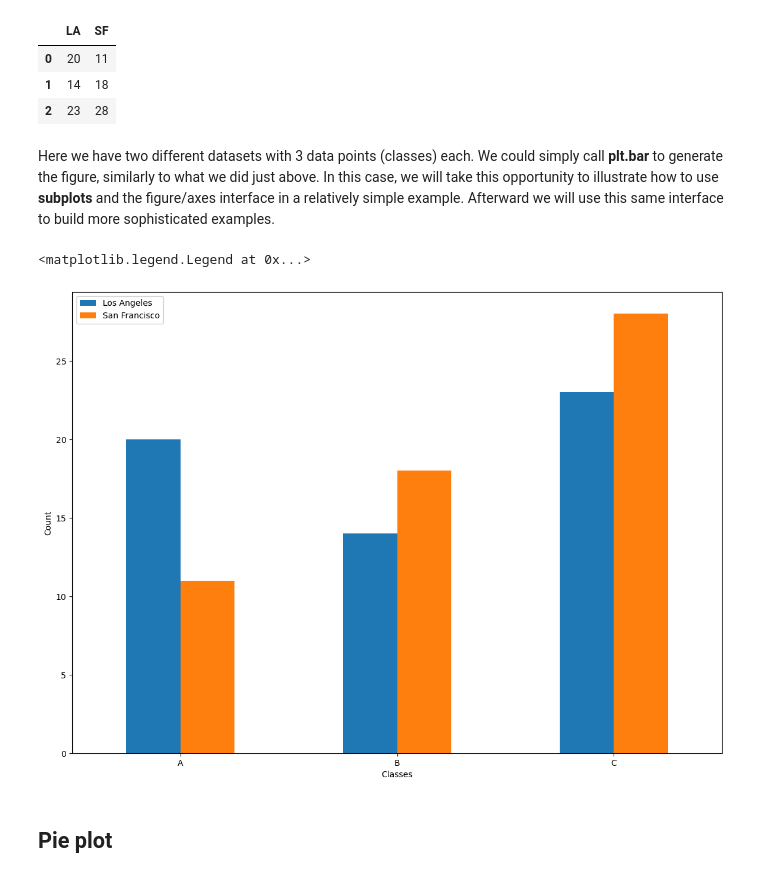
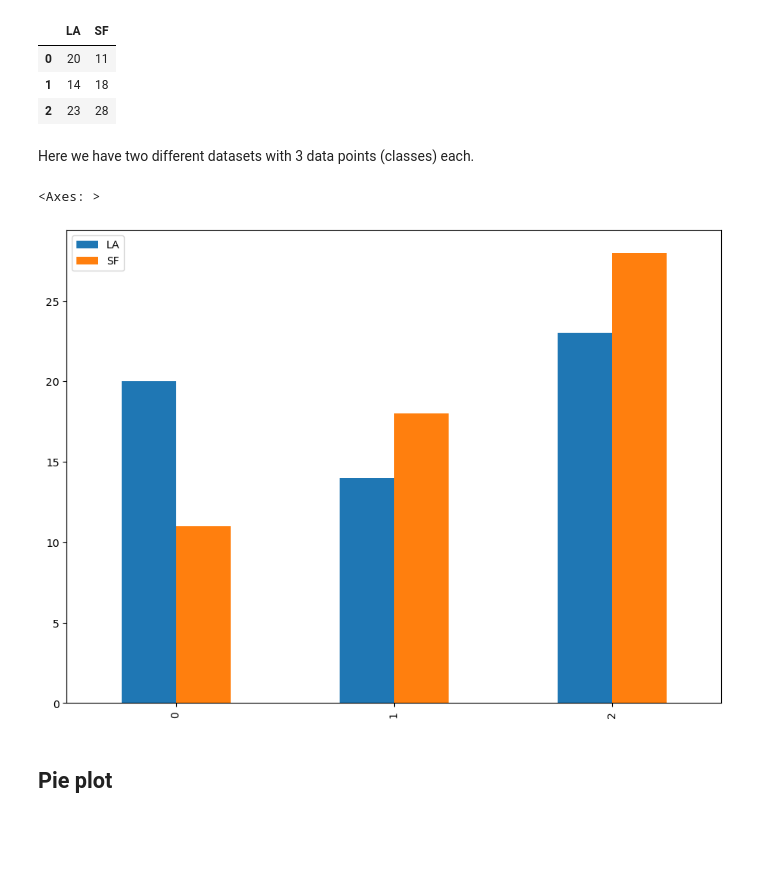
Before and after one commit to DataForScience/Visualization_LL, a Jupyter notebook: 01. Pandas.ipynb, the cells around one changed output. Drawn from its saved outputs; the diff is of its cells as text; code cells hidden in the pictures; blank space fills up the shorter version.

```diff
--- a/01. Pandas.ipynb
+++ b/01. Pandas.ipynb
@@ -673,21 +640,13 @@ bars
 | 0 | 20 | 11 |
 | 1 | 14 | 18 |
 | 2 | 23 | 28 |
-# %% [markdown]
-Here we have two different datasets with 3 data points (classes) each. We could simply call **plt.bar** to generate the figure, similarly to what we did just above. In this case, we will take this opportunity to illustrate how to use **subplots** and the figure/axes interface in a relatively simple example. Afterward we will use this same interface to build more sophisticated examples.
-# %%
-ax = bars.plot(kind='bar')
-fig = plt.gcf()
-fig.set_size_inches(14, 10)
-
-ax.set_ylabel('Count')
-ax.set_xlabel('Classes')
-ax.set_xticklabels(('A', 'B', 'C'), rotation=0)
-
-ax.legend(['Los Angeles', 'San Francisco'])
-# %% [output]
-<matplotlib.legend.Legend at 0x...>
-[figure, removed]
+# %% [markdown]
+Here we have two different datasets with 3 data points (classes) each.
+# %%
+bars.plot(kind='bar')
+# %% [output]
+<Axes: >
+[figure, added]
 # %% [markdown]
 ## Pie plot
 # %% [markdown]
```
Also changed, not shown: parts of 12 cells of this notebook, 4 other files.
